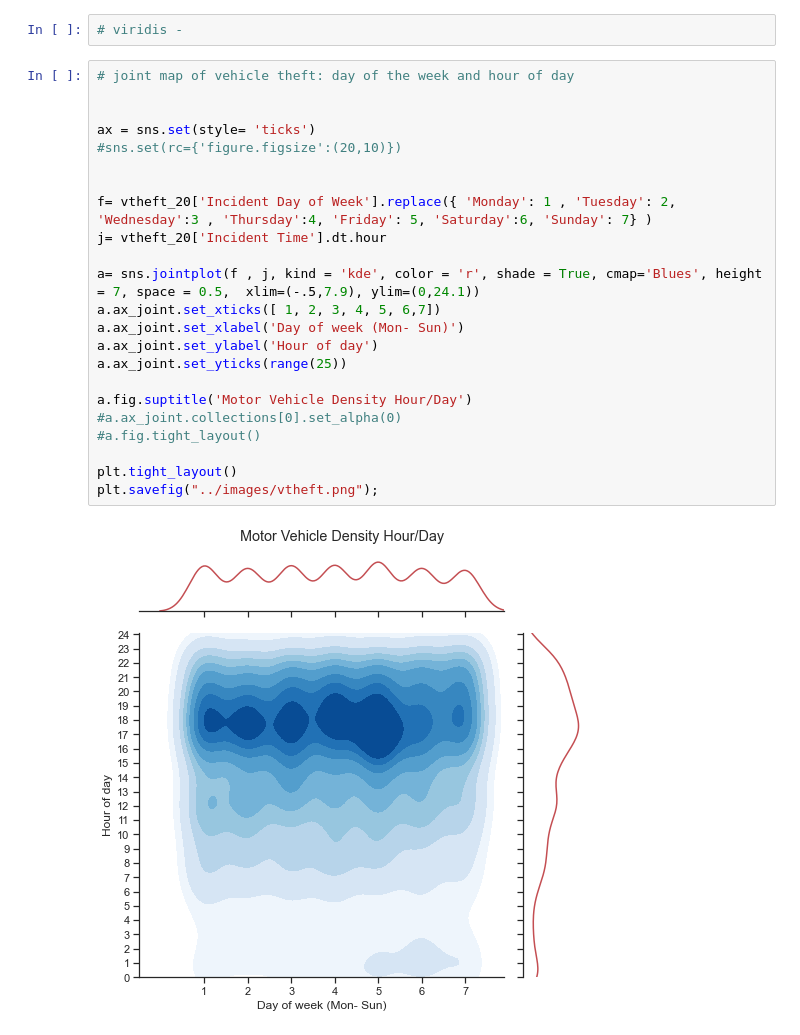
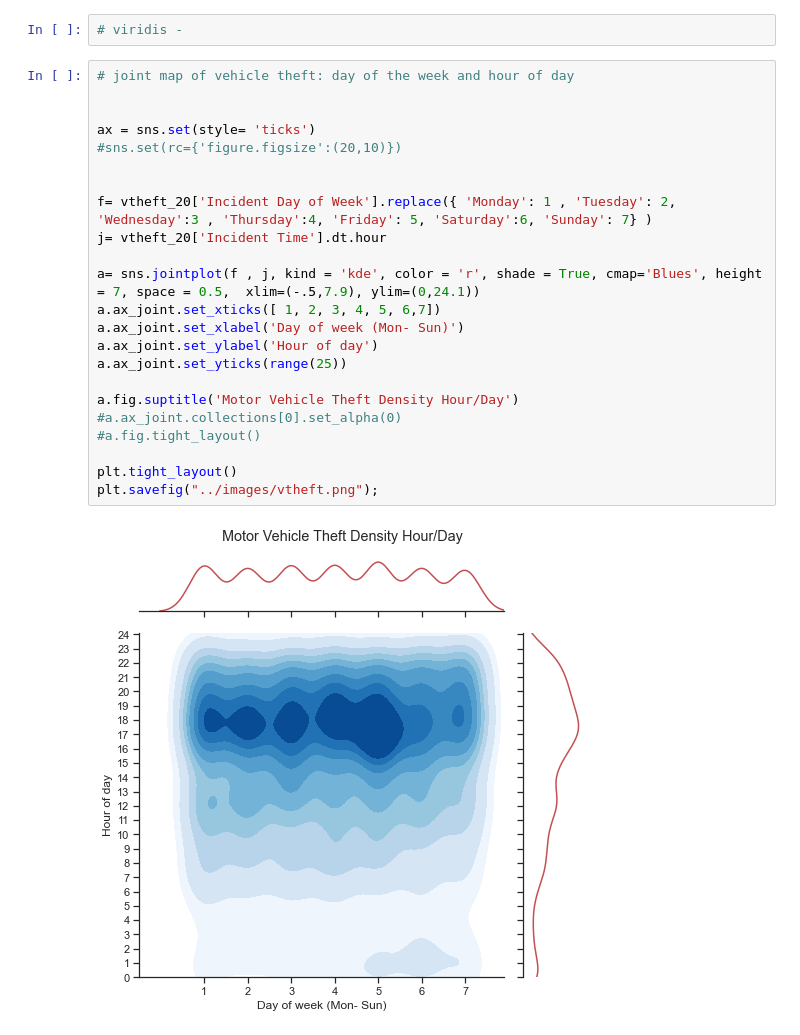
Before and after one commit to baharbiazar/San_Francisco_crime_EDA, a Jupyter notebook: src/sf_crime_analysis.ipynb, the cells around one changed output. Drawn from its saved outputs; the diff is of its cells as text.

```diff
--- a/src/sf_crime_analysis.ipynb
+++ b/src/sf_crime_analysis.ipynb
@@ -229,25 +229,25 @@ vtheft_20.head(1)
 # %%
 # joint map of vehicle theft: day of the week and hour of day
 
 
 ax = sns.set(style= 'ticks')
 #sns.set(rc={'figure.figsize':(20,10)})
 
 
 f= vtheft_20['Incident Day of Week'].replace({ 'Monday': 1 , 'Tuesday': 2, 'Wednesday':3 , 'Thursday':4, 'Friday': 5, 'Saturday':6, 'Sunday': 7} )
 j= vtheft_20['Incident Time'].dt.hour
 
 a= sns.jointplot(f , j, kind = 'kde', color = 'r', shade = True, cmap='Blues', height = 7, space = 0.5,  xlim=(-.5,7.9), ylim=(0,24.1))
 a.ax_joint.set_xticks([ 1, 2, 3, 4, 5, 6,7])
 a.ax_joint.set_xlabel('Day of week (Mon- Sun)')
 a.ax_joint.set_ylabel('Hour of day')
 a.ax_joint.set_yticks(range(25))
 
-a.fig.suptitle('Motor Vehicle Density Hour/Day')
+a.fig.suptitle('Motor Vehicle Theft Density Hour/Day')
 #a.ax_joint.collections[0].set_alpha(0)
 #a.fig.tight_layout()
 
 plt.tight_layout()
 plt.savefig("../images/vtheft.png");
 # %% [output]
-[figure, old version]
+[figure, new version]
```
Also changed, not shown: 2 other files.
